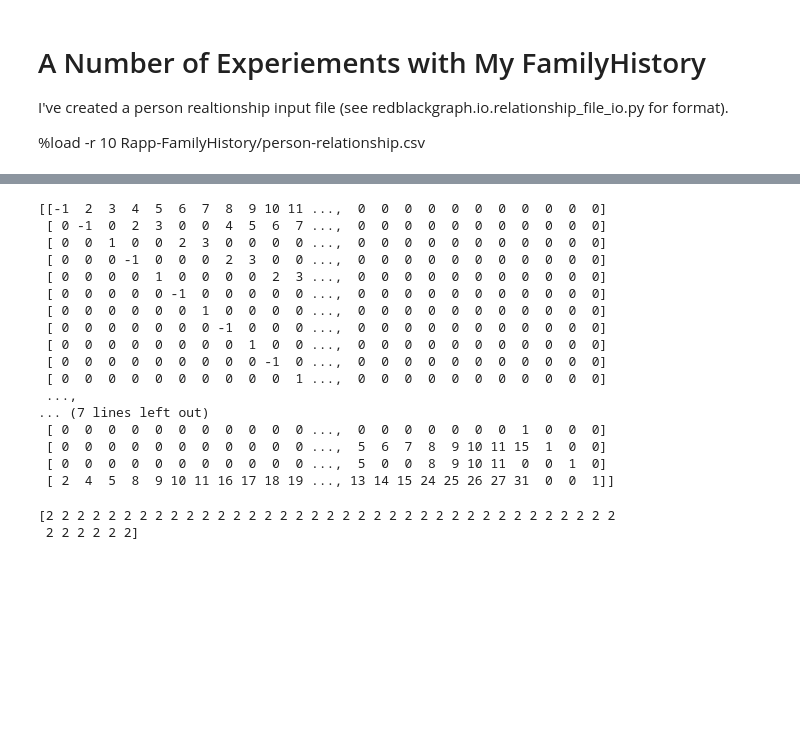
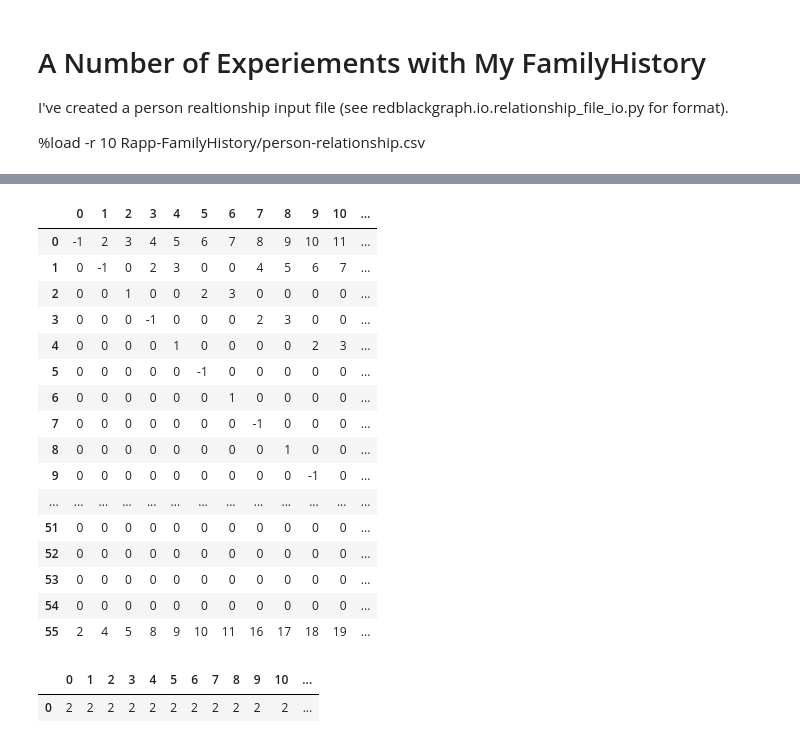
Before and after one commit to rappdw/redblackgraph, a Jupyter notebook: notebooks/Experiments - Rapp FamilyHistory.ipynb, the cells around one changed output, grey strips where cells are left out. Drawn from its saved outputs; the diff is of its cells as text; code cells hidden in the pictures; blank space fills up the shorter version.

```diff
--- a/notebooks/Experiments - Rapp FamilyHistory.ipynb
+++ b/notebooks/Experiments - Rapp FamilyHistory.ipynb
@@ -65,37 +73,39 @@ print(u)
 # %%
 u = np.zeros((R.shape[0],), dtype=np.int32).view(rb.array)
 u[reader.get_person_id(('D', 'R', '1963'))] = 2
 u[reader.get_person_id(('B', 'V', '1960'))] = 3
 v = np.zeros((R.shape[0],), dtype=np.int32).view(rb.array)
 writer.append_vertex_key(('B', 'M-R', '2001'))
 
 R_lambda = R_star.vertex_relational_composition(u, v, 1)
-writer(R_lambda, output_file="Rapp-FamilyHistory/composition.results.xlsx")
-print(R_lambda)
+#writer(R_lambda, output_file="Rapp-FamilyHistory/composition.results.xlsx")
+df = pd.DataFrame(R_lambda)
+df
 # %% [output]
-[[-1  2  3  4  5  6  7  8  9 10 11 ...,  0  0  0  0  0  0  0  0  0  0  0]
- [ 0 -1  0  2  3  0  0  4  5  6  7 ...,  0  0  0  0  0  0  0  0  0  0  0]
- [ 0  0  1  0  0  2  3  0  0  0  0 ...,  0  0  0  0  0  0  0  0  0  0  0]
- [ 0  0  0 -1  0  0  0  2  3  0  0 ...,  0  0  0  0  0  0  0  0  0  0  0]
- [ 0  0  0  0  1  0  0  0  0  2  3 ...,  0  0  0  0  0  0  0  0  0  0  0]
- [ 0  0  0  0  0 -1  0  0  0  0  0 ...,  0  0  0  0  0  0  0  0  0  0  0]
- [ 0  0  0  0  0  0  1  0  0  0  0 ...,  0  0  0  0  0  0  0  0  0  0  0]
- [ 0  0  0  0  0  0  0 -1  0  0  0 ...,  0  0  0  0  0  0  0  0  0  0  0]
- [ 0  0  0  0  0  0  0  0  1  0  0 ...,  0  0  0  0  0  0  0  0  0  0  0]
- [ 0  0  0  0  0  0  0  0  0 -1  0 ...,  0  0  0  0  0  0  0  0  0  0  0]
- [ 0  0  0  0  0  0  0  0  0  0  1 ...,  0  0  0  0  0  0  0  0  0  0  0]
- ...,
-... (7 lines left out)
- [ 0  0  0  0  0  0  0  0  0  0  0 ...,  0  0  0  0  0  0  0  1  0  0  0]
- [ 0  0  0  0  0  0  0  0  0  0  0 ...,  5  6  7  8  9 10 11 15  1  0  0]
- [ 0  0  0  0  0  0  0  0  0  0  0 ...,  5  0  0  8  9 10 11  0  0  1  0]
- [ 2  4  5  8  9 10 11 16 17 18 19 ..., 13 14 15 24 25 26 27 31  0  0  1]]
+|  | 0 | 1 | 2 | 3 | 4 | 5 | 6 | 7 | 8 | 9 | 10 | ... |
+| 0 | -1 | 2 | 3 | 4 | 5 | 6 | 7 | 8 | 9 | 10 | 11 | ... |
+| 1 | 0 | -1 | 0 | 2 | 3 | 0 | 0 | 4 | 5 | 6 | 7 | ... |
+| 2 | 0 | 0 | 1 | 0 | 0 | 2 | 3 | 0 | 0 | 0 | 0 | ... |
+| 3 | 0 | 0 | 0 | -1 | 0 | 0 | 0 | 2 | 3 | 0 | 0 | ... |
+| 4 | 0 | 0 | 0 | 0 | 1 | 0 | 0 | 0 | 0 | 2 | 3 | ... |
+| 5 | 0 | 0 | 0 | 0 | 0 | -1 | 0 | 0 | 0 | 0 | 0 | ... |
+| 6 | 0 | 0 | 0 | 0 | 0 | 0 | 1 | 0 | 0 | 0 | 0 | ... |
+| 7 | 0 | 0 | 0 | 0 | 0 | 0 | 0 | -1 | 0 | 0 | 0 | ... |
+| 8 | 0 | 0 | 0 | 0 | 0 | 0 | 0 | 0 | 1 | 0 | 0 | ... |
+| 9 | 0 | 0 | 0 | 0 | 0 | 0 | 0 | 0 | 0 | -1 | 0 | ... |
+| ... | ... | ... | ... | ... | ... | ... | ... | ... | ... | ... | ... | ... |
+| 51 | 0 | 0 | 0 | 0 | 0 | 0 | 0 | 0 | 0 | 0 | 0 | ... |
+| 52 | 0 | 0 | 0 | 0 | 0 | 0 | 0 | 0 | 0 | 0 | 0 | ... |
+| 53 | 0 | 0 | 0 | 0 | 0 | 0 | 0 | 0 | 0 | 0 | 0 | ... |
+| 54 | 0 | 0 | 0 | 0 | 0 | 0 | 0 | 0 | 0 | 0 | 0 | ... |
+| 55 | 2 | 4 | 5 | 8 | 9 | 10 | 11 | 16 | 17 | 18 | 19 | ... |
 # %%
 u = R_lambda.find_components()
-print(u)
+df = pd.DataFrame(u).transpose()
+df
 # %% [output]
-[2 2 2 2 2 2 2 2 2 2 2 2 2 2 2 2 2 2 2 2 2 2 2 2 2 2 2 2 2 2 2 2 2 2 2 2 2
- 2 2 2 2 2 2]
+|  | 0 | 1 | 2 | 3 | 4 | 5 | 6 | 7 | 8 | 9 | 10 | ... |
+| 0 | 2 | 2 | 2 | 2 | 2 | 2 | 2 | 2 | 2 | 2 | 2 | ... |
 # %%
 P = R_lambda.get_triangularization_permutation_matrices()
 R_canonical = R_lambda.triangularize(P)
```
Also changed, not shown: parts of 7 cells of this notebook, 10 other files.
